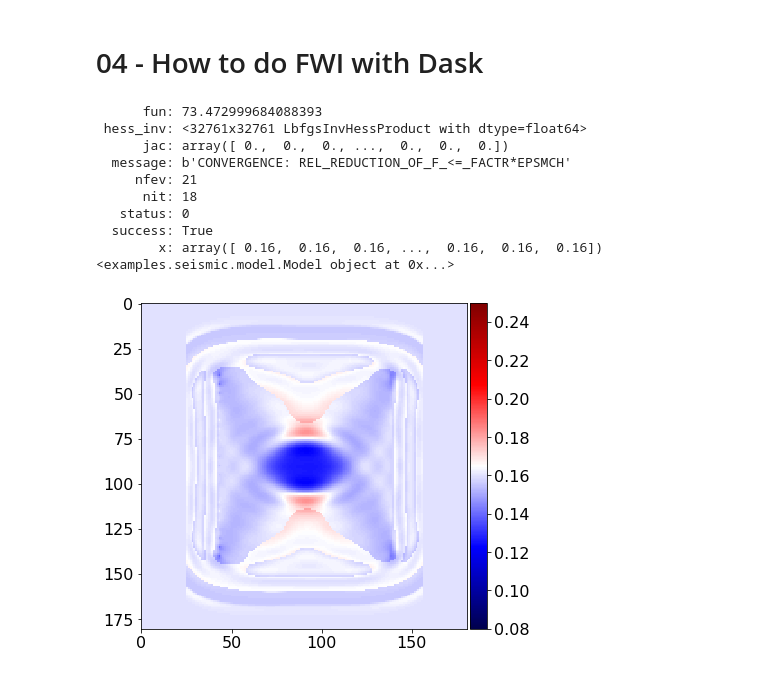
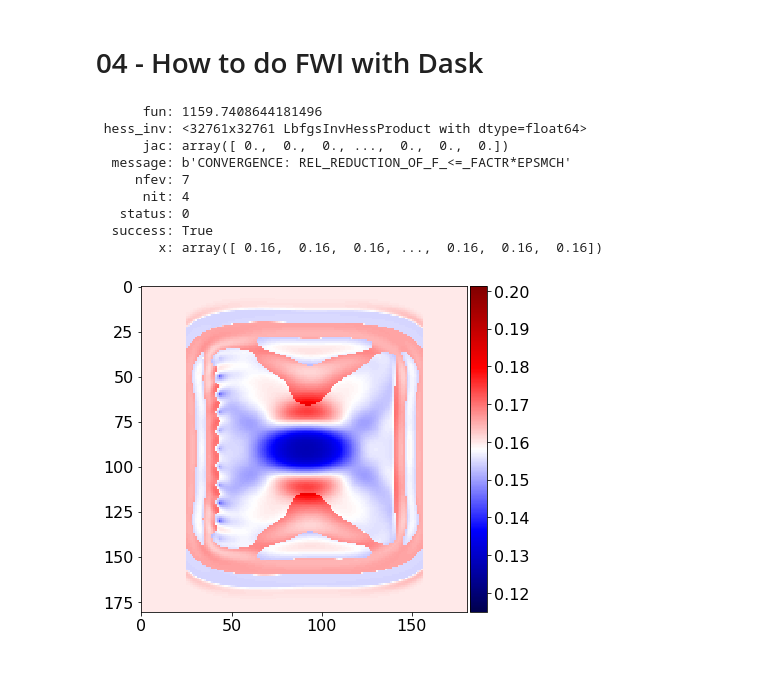
Before and after one commit to devitocodes/devito, a Jupyter notebook: examples/seismic/tutorials/04_dask.ipynb, the cells around one changed output. Drawn from its saved outputs; the diff is of its cells as text; code cells hidden in the pictures.

Commit message:
Simplified reduction; reduced number of iterations.

```diff
--- a/examples/seismic/tutorials/04_dask.ipynb
+++ b/examples/seismic/tutorials/04_dask.ipynb
@@ -150,29 +151,27 @@ if __name__ == '__main__':
     param = {'t0':0.,
              'tn':1000.,  # Simulation last 1 second (1000 ms)
              'f0':0.010,  # Source peak frequency is 10Hz (0.010 kHz)
-             'nshots':21} # Number of shots to create gradient from
+             'nshots':11} # Number of shots to create gradient from
 
     model0 = get_initial_model()
     result = fwi(model0, param)
 # %%
 print(result)
-print(model0)
 # %% [output]
-      fun: 73.472999684088393
+      fun: 1159.7408644181496
  hess_inv: <32761x32761 LbfgsInvHessProduct with dtype=float64>
       jac: array([ 0.,  0.,  0., ...,  0.,  0.,  0.])
   message: b'CONVERGENCE: REL_REDUCTION_OF_F_<=_FACTR*EPSMCH'
-     nfev: 21
-      nit: 18
+     nfev: 7
+      nit: 4
    status: 0
   success: True
         x: array([ 0.16,  0.16,  0.16, ...,  0.16,  0.16,  0.16])
-<examples.seismic.model.Model object at 0x...>
 # %%
 # Plot FWI gradient and model update
 from examples.seismic import plot_image
 
 # Show what the update does to the model
-plot_image(result.x.reshape(181, 181), vmin=.08, vmax=.25, cmap="seismic")
+plot_image(result.x.reshape(181, 181), cmap="seismic")
 # %% [output]
-[figure, old version]
+[figure, new version]
```
Also changed, not shown: parts of 1 cell of this notebook.
